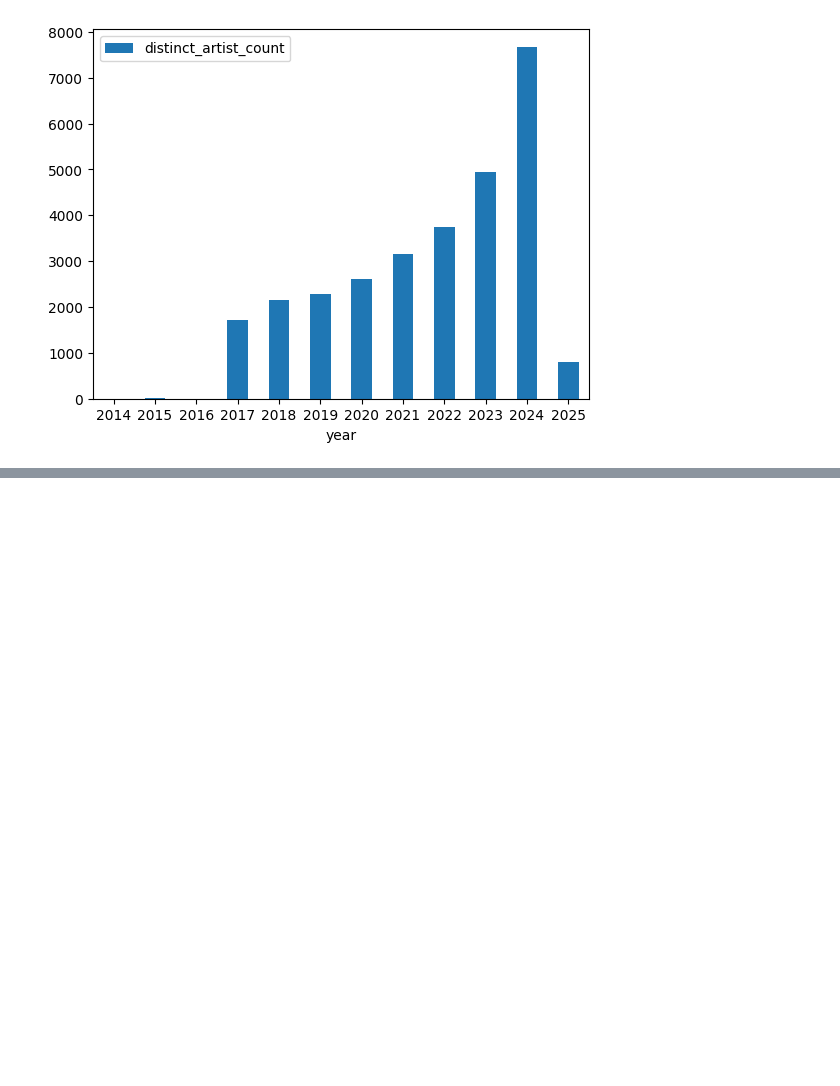
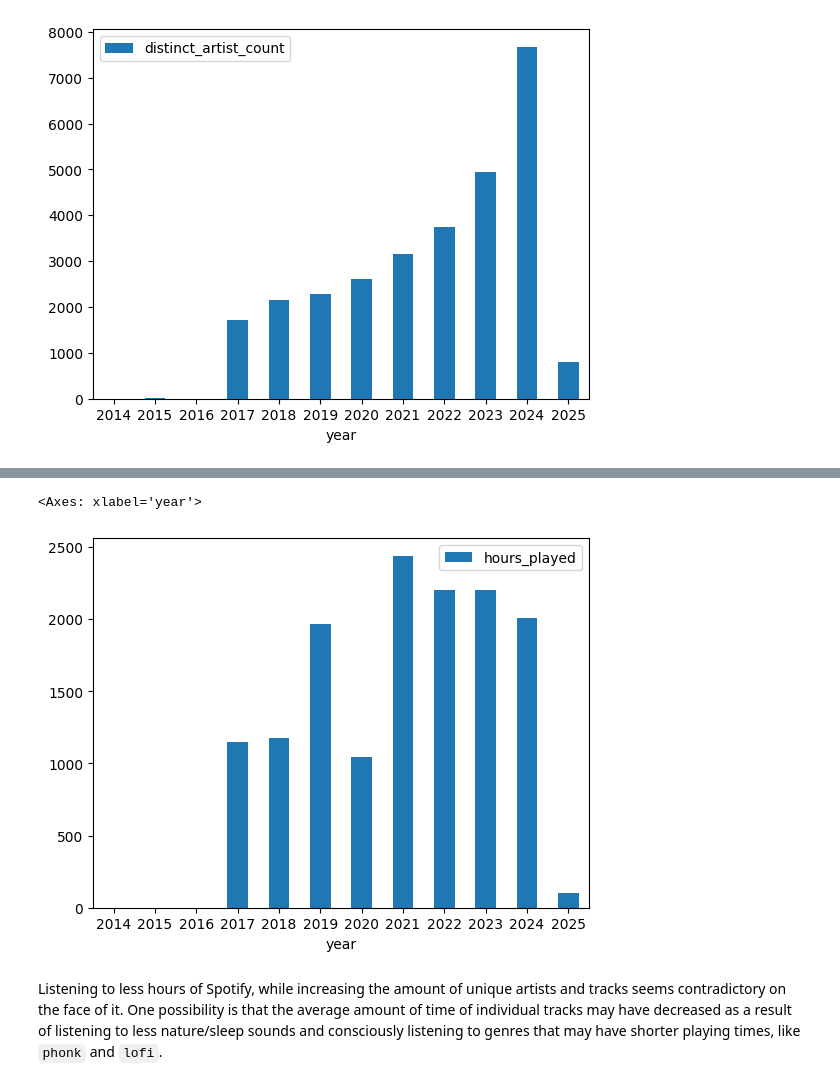
Before and after one commit to terryjbates/Spotify_Streaming_Data_Analysis, a Jupyter notebook: notebooks/Spotify_Streaming_Analysis.ipynb, the cells around one changed output, grey strips where cells are left out. Drawn from its saved outputs; the diff is of its cells as text; code cells hidden in the pictures; blank space fills up the shorter version.

Commit message:
Added section for average genre track playtime

```diff
--- a/notebooks/Spotify_Streaming_Analysis.ipynb
+++ b/notebooks/Spotify_Streaming_Analysis.ipynb
@@ -2343,0 +2361,10 @@ I am finding novel artists, while not increasing the diversity of genres within
+# %%
+# Read in CSV for hours played per year
+total_listening_time_by_year = \
+    pd.read_csv(query_output_path / 'total_hours_played_per_year.csv')
+total_listening_time_by_year.plot.bar(x='year', y='hours_played', rot=0)
+# %% [output]
+<Axes: xlabel='year'>
+[figure, added]
+# %% [markdown]
+Listening to less hours of Spotify, while increasing the amount of unique artists and tracks seems contradictory on the face of it. One possibility is that the average amount of time of individual tracks may have decreased as a result of listening to less nature/sleep sounds and consciously listening to genres that may have shorter playing times, like `phonk` and `lofi`.
```
Also changed, not shown: parts of 14 cells of this notebook, 5 other files.
